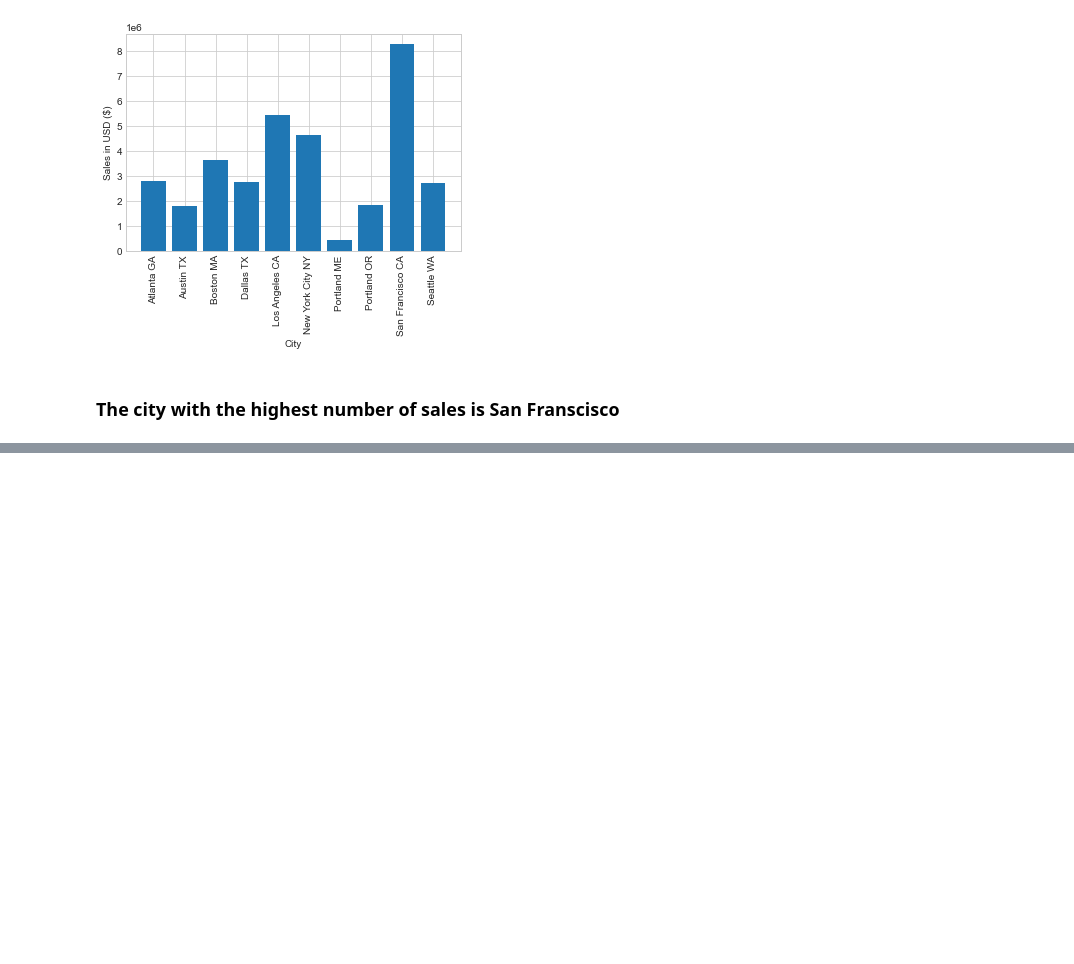
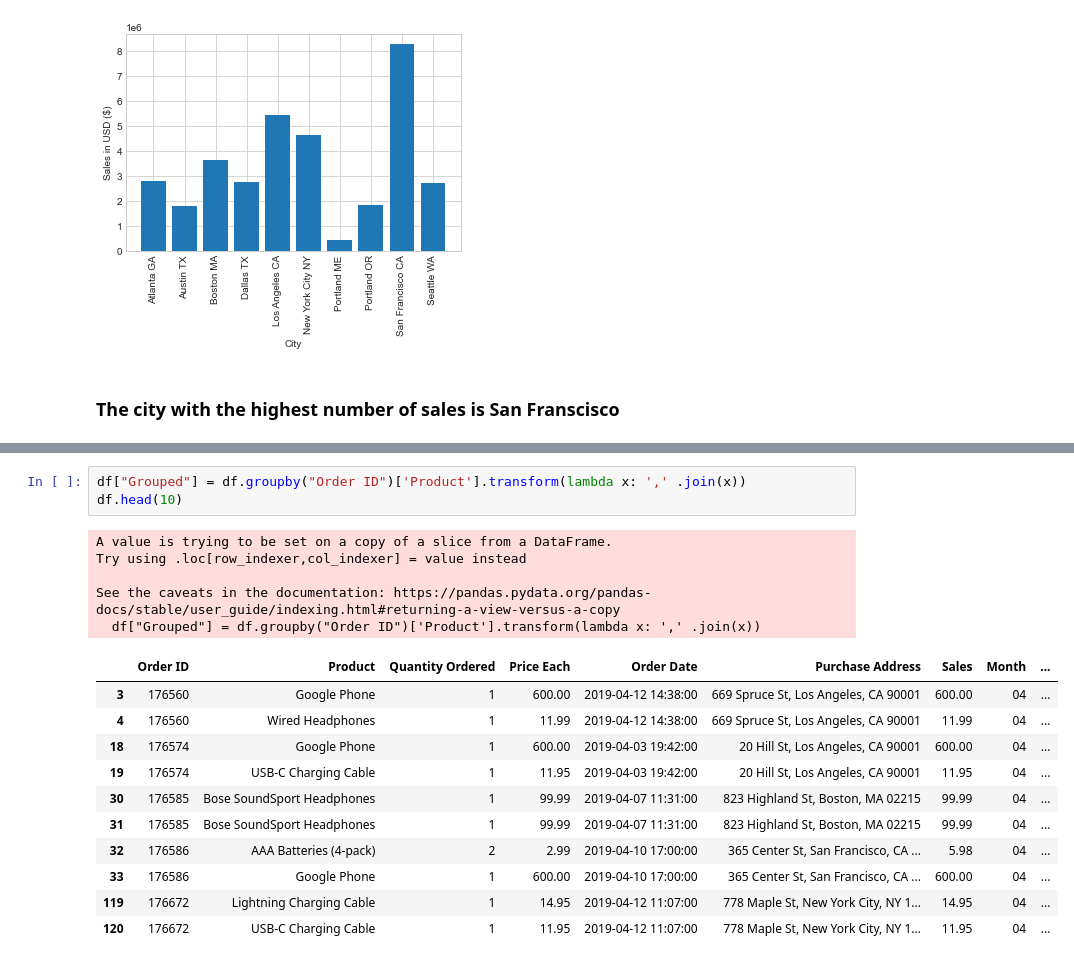
Before and after one commit to bjamyl/tech_shop_sales_data, a Jupyter notebook: sales_analysis.ipynb, the cells around one changed output, grey strips where cells are left out. Saved outputs shown, nothing was run; the diff lists cells and outputs as text; blank space fills up the shorter version.

```diff
--- a/sales_analysis.ipynb
+++ b/sales_analysis.ipynb
@@ -225,0 +276,20 @@ plt.show()
+# %%
+df["Grouped"] = df.groupby("Order ID")['Product'].transform(lambda x: ',' .join(x))
+df.head(10)
+# %% [output]
+A value is trying to be set on a copy of a slice from a DataFrame.
+Try using .loc[row_indexer,col_indexer] = value instead
+
+See the caveats in the documentation: https://pandas.pydata.org/pandas-docs/stable/user_guide/indexing.html#returning-a-view-versus-a-copy
+  df["Grouped"] = df.groupby("Order ID")['Product'].transform(lambda x: ',' .join(x))
+|  | Order ID | Product | Quantity Ordered | Price Each | Order Date | Purchase Address | Sales | Month | ... |
+| 3 | 176560 | Google Phone | 1 | 600.00 | 2019-04-12 14:38:00 | 669 Spruce St, Los Angeles, CA 90001 | 600.00 | 04 | ... |
+| 4 | 176560 | Wired Headphones | 1 | 11.99 | 2019-04-12 14:38:00 | 669 Spruce St, Los Angeles, CA 90001 | 11.99 | 04 | ... |
+| 18 | 176574 | Google Phone | 1 | 600.00 | 2019-04-03 19:42:00 | 20 Hill St, Los Angeles, CA 90001 | 600.00 | 04 | ... |
+| 19 | 176574 | USB-C Charging Cable | 1 | 11.95 | 2019-04-03 19:42:00 | 20 Hill St, Los Angeles, CA 90001 | 11.95 | 04 | ... |
+| 30 | 176585 | Bose SoundSport Headphones | 1 | 99.99 | 2019-04-07 11:31:00 | 823 Highland St, Boston, MA 02215 | 99.99 | 04 | ... |
+| 31 | 176585 | Bose SoundSport Headphones | 1 | 99.99 | 2019-04-07 11:31:00 | 823 Highland St, Boston, MA 02215 | 99.99 | 04 | ... |
+| 32 | 176586 | AAA Batteries (4-pack) | 2 | 2.99 | 2019-04-10 17:00:00 | 365 Center St, San Francisco, CA ... | 5.98 | 04 | ... |
+| 33 | 176586 | Google Phone | 1 | 600.00 | 2019-04-10 17:00:00 | 365 Center St, San Francisco, CA ... | 600.00 | 04 | ... |
+| 119 | 176672 | Lightning Charging Cable | 1 | 14.95 | 2019-04-12 11:07:00 | 778 Maple St, New York City, NY 1... | 14.95 | 04 | ... |
+| 120 | 176672 | USB-C Charging Cable | 1 | 11.95 | 2019-04-12 11:07:00 | 778 Maple St, New York City, NY 1... | 11.95 | 04 | ... |
```
Also changed, not shown: parts of 10 cells of this notebook.
